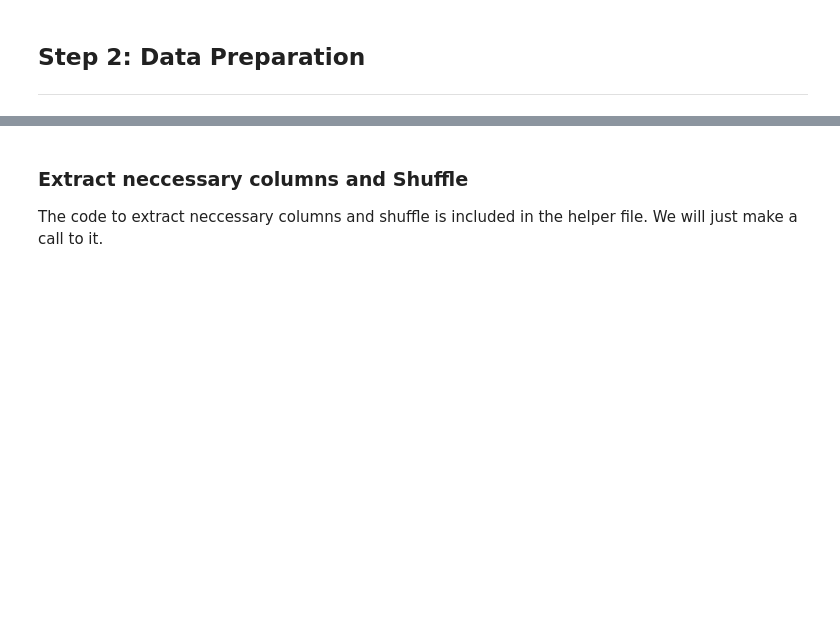
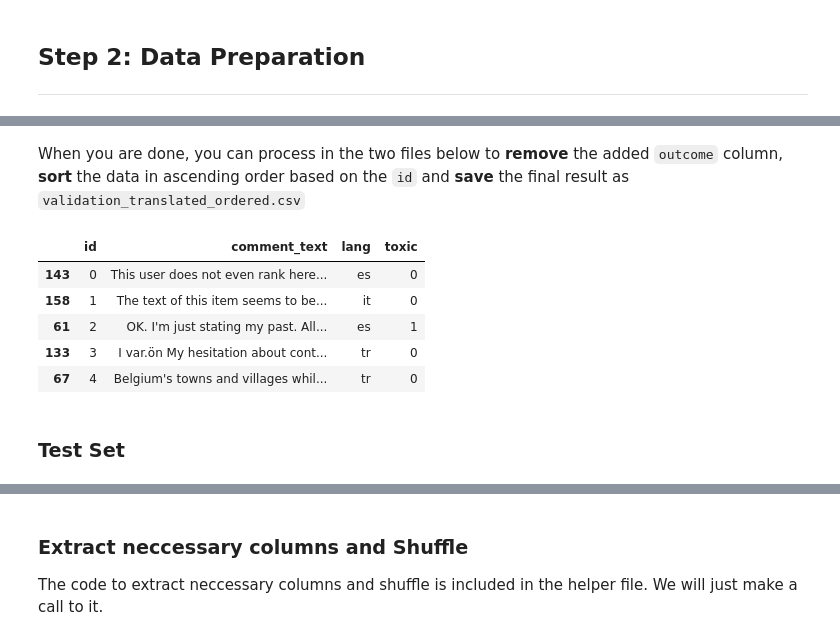
Before and after one commit to anthony-chukwuemeka-nwachukwu/Toxic-Comment-Classification, a Jupyter notebook: Toxic Comment Classification.ipynb, the cells around one changed output, grey strips where cells are left out. Drawn from its saved outputs; the diff is of its cells as text; code cells hidden in the pictures; blank space fills up the shorter version.

```diff
--- a/Toxic Comment Classification.ipynb
+++ b/Toxic Comment Classification.ipynb
@@ -79,0 +144,15 @@ df.head()
+# %% [markdown]
+When you are done, you can process in the two files below to **remove** the added `outcome` column, **sort** the data in ascending order based on the `id` and **save** the final result as `validation_translated_ordered.csv`
+# %%
+# Drop the outcome column
+df.drop('outcome', axis=1, inplace=True)
+# Sort by id
+df.sort_values('id', inplace=True)
+df.head()
+# %% [output]
+|  | id | comment_text | lang | toxic |
+| 143 | 0 | This user does not even rank here... | es | 0 |
+| 158 | 1 | The text of this item seems to be... | it | 0 |
+| 61 | 2 | OK. I'm just stating my past. All... | es | 1 |
+| 133 | 3 | I var.ön My hesitation about cont... | tr | 0 |
+| 67 | 4 | Belgium's towns and villages whil... | tr | 0 |
@@ -80 +162,3 @@ df.head()
+# %% [markdown]
+### Test Set
 # %%
```
Also changed, not shown: parts of 32 cells of this notebook, 1 other file.
